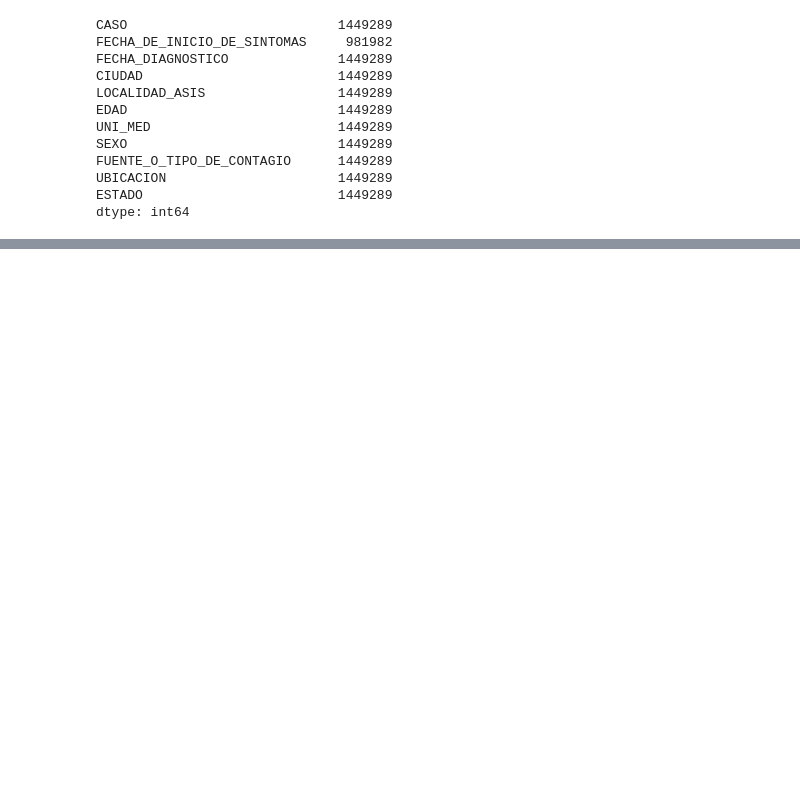
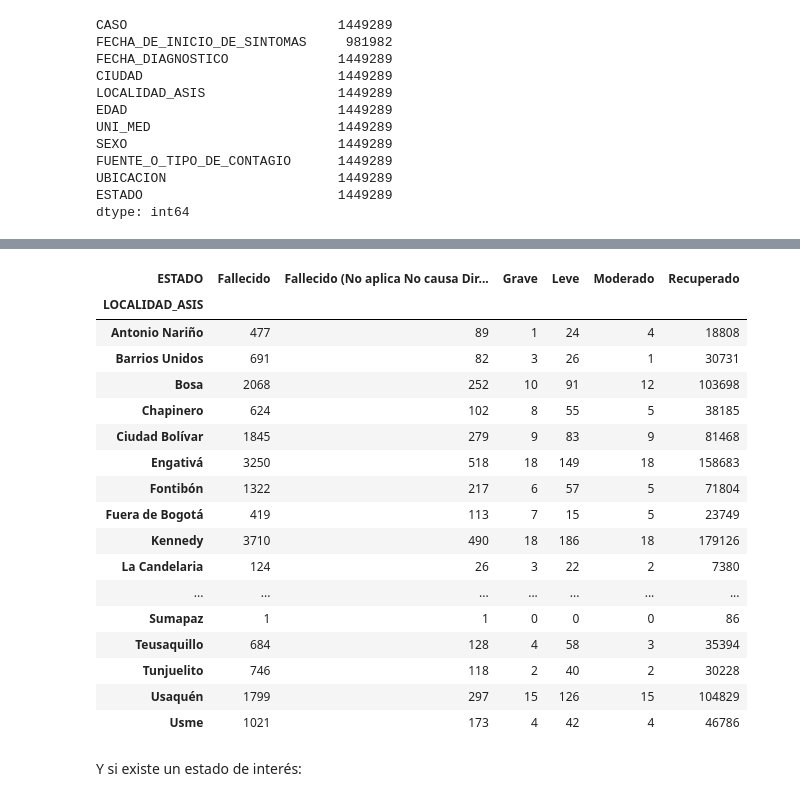
Before and after one commit to Lucas-Nieto-institucional/Notebooks_curso_estadistica, a Jupyter notebook: 02_Bases_de_datos.ipynb, the cells around one changed output, grey strips where cells are left out. Cells and saved outputs as stored; diff of their text form; code cells hidden in the pictures; blank space fills up the shorter version.

```diff
--- a/02_Bases_de_datos.ipynb
+++ b/02_Bases_de_datos.ipynb
@@ -46,0 +162,24 @@ dtype: int64
+# %%
+CrossTab = pd.crosstab( index = CovidDf['LOCALIDAD_ASIS'], columns = CovidDf['ESTADO'] )
+CrossTab
+# %% [output]
+| ESTADO | Fallecido | Fallecido (No aplica No causa Dir... | Grave | Leve | Moderado | Recuperado |
+| LOCALIDAD_ASIS |  |  |  |  |  |  |
+| Antonio Nariño | 477 | 89 | 1 | 24 | 4 | 18808 |
+| Barrios Unidos | 691 | 82 | 3 | 26 | 1 | 30731 |
+| Bosa | 2068 | 252 | 10 | 91 | 12 | 103698 |
+| Chapinero | 624 | 102 | 8 | 55 | 5 | 38185 |
+| Ciudad Bolívar | 1845 | 279 | 9 | 83 | 9 | 81468 |
+| Engativá | 3250 | 518 | 18 | 149 | 18 | 158683 |
+| Fontibón | 1322 | 217 | 6 | 57 | 5 | 71804 |
+| Fuera de Bogotá | 419 | 113 | 7 | 15 | 5 | 23749 |
+| Kennedy | 3710 | 490 | 18 | 186 | 18 | 179126 |
+| La Candelaria | 124 | 26 | 3 | 22 | 2 | 7380 |
+| ... | ... | ... | ... | ... | ... | ... |
+| Sumapaz | 1 | 1 | 0 | 0 | 0 | 86 |
+| Teusaquillo | 684 | 128 | 4 | 58 | 3 | 35394 |
+| Tunjuelito | 746 | 118 | 2 | 40 | 2 | 30228 |
+| Usaquén | 1799 | 297 | 15 | 126 | 15 | 104829 |
+| Usme | 1021 | 173 | 4 | 42 | 4 | 46786 |
+# %% [markdown]
+Y si existe un estado de interés:
```
Also changed, not shown: parts of 24 cells of this notebook.
